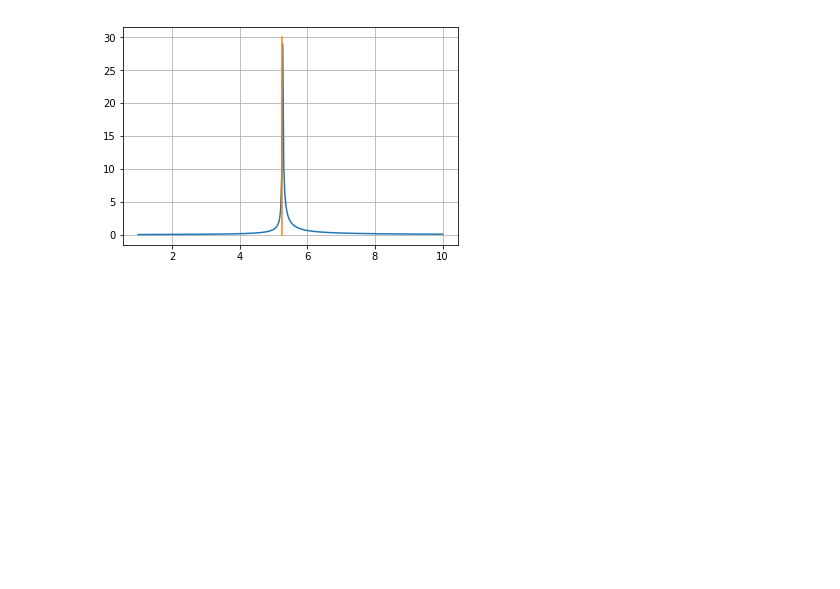
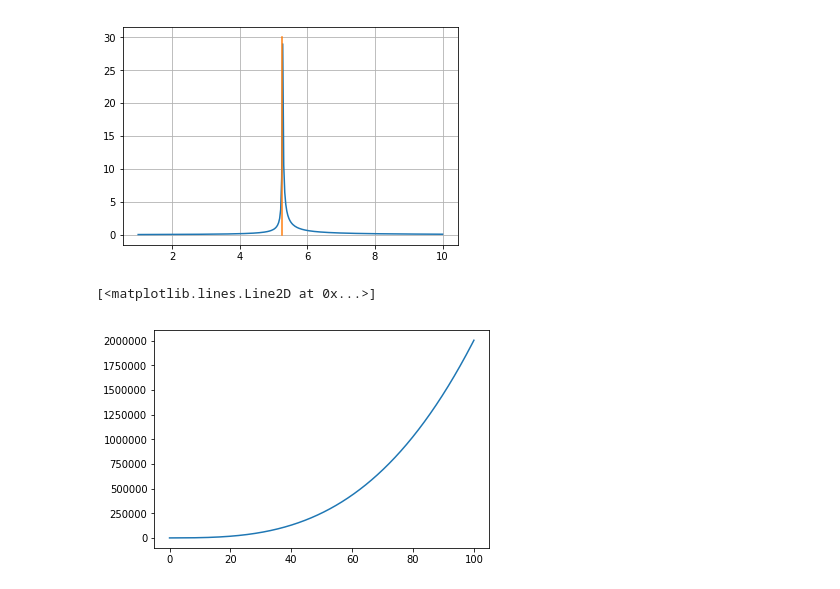
Before and after one commit to 2DEG/Partially-Ordered-Media, a Jupyter notebook: Problem 1.ipynb, the cells around one changed output. Cells and saved outputs as stored; diff of their text form; code cells hidden in the pictures; blank space fills up the shorter version.

```diff
--- a/Problem 1.ipynb
+++ b/Problem 1.ipynb
@@ -78,7 +79,6 @@ def chi_low(a, b, c, x, xx):
 
 t = np.linspace(1, 10, 300)
 tt = 5.257
-a = 1
 b = 0.5
 c = 0.1
 
@@ -90,3 +90,10 @@ plt.grid()
 plt.show()
 # %% [output]
 [figure]
+# %%
+t = np.linspace(0, 100, 3000)
+tt = 30
+plt.plot(t, 4*b*t*t*t - 3*c*t*t + 2*a*(tt)*t)
+# %% [output]
+[<matplotlib.lines.Line2D at 0x...>]
+[figure, added]
```
Also changed, not shown: parts of 3 cells of this notebook, 1 other file.
